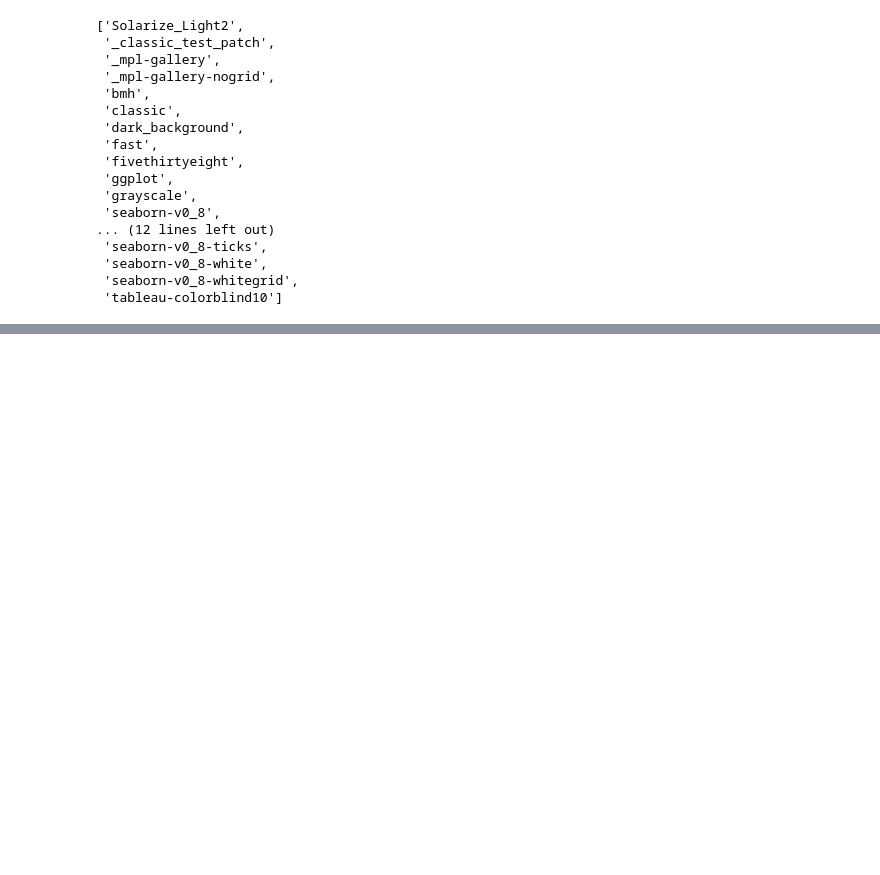
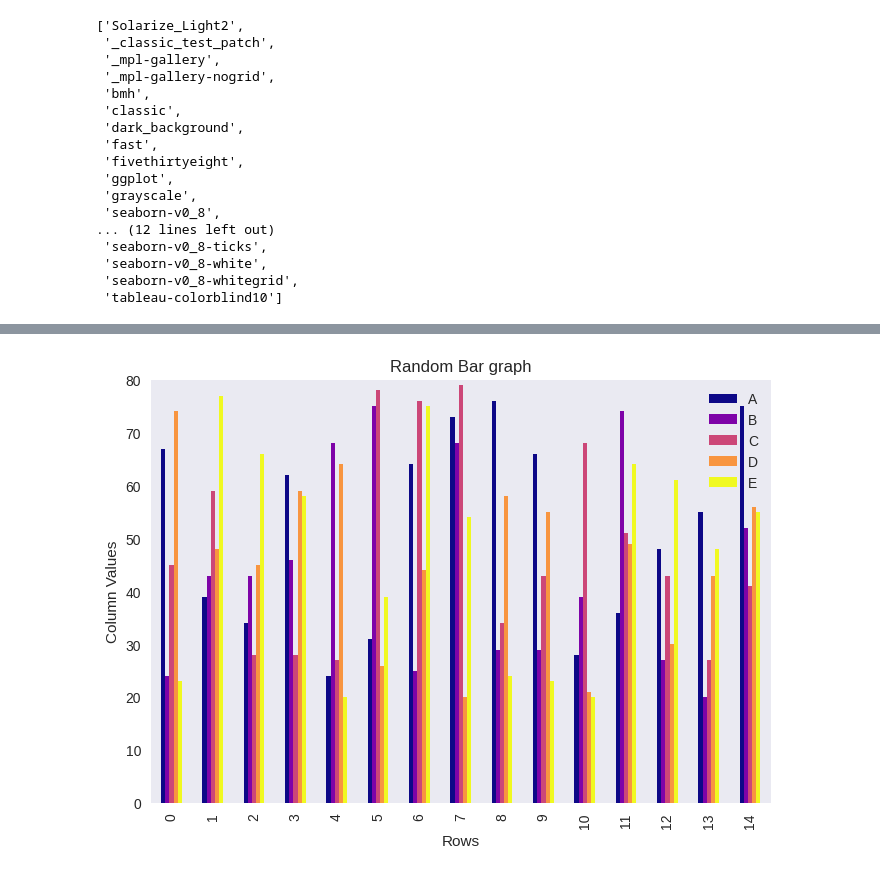
Before and after one commit to DarkDk123/ZTM-ML-Data-Science, a Jupyter notebook: 6. Matplotlib : Visualizing Data/Matplotlib_Intro.ipynb, the cells around one changed output, grey strips where cells are left out. Saved outputs shown, nothing was run; the diff lists cells and outputs as text; code cells hidden in the pictures; blank space fills up the shorter version.

```diff
--- a/6. Matplotlib : Visualizing Data/Matplotlib_Intro.ipynb
+++ b/6. Matplotlib : Visualizing Data/Matplotlib_Intro.ipynb
@@ -925,0 +927,22 @@ plt.plot();
+# %%
+# He's doing simple things again & again.
+
+plt.style.use('seaborn-v0_8-dark')
+
+# Let's Change the Plot Style after plotting the plot.
+
+ax = dummy_df.plot(kind='bar', cmap='plasma') # cmap changes color map.
+
+# Add label & title.
+ax.set(
+    xlabel="Rows",
+    ylabel="Column Values",
+    title="Random Bar graph",
+)
+
+# Setting axis limit
+ax.set_ylim(0, 80) # It makes it a little clearer.
+
+plt.plot();
+# %% [output]
+[figure, added]
```
Also changed, not shown: parts of 8 cells of this notebook.
